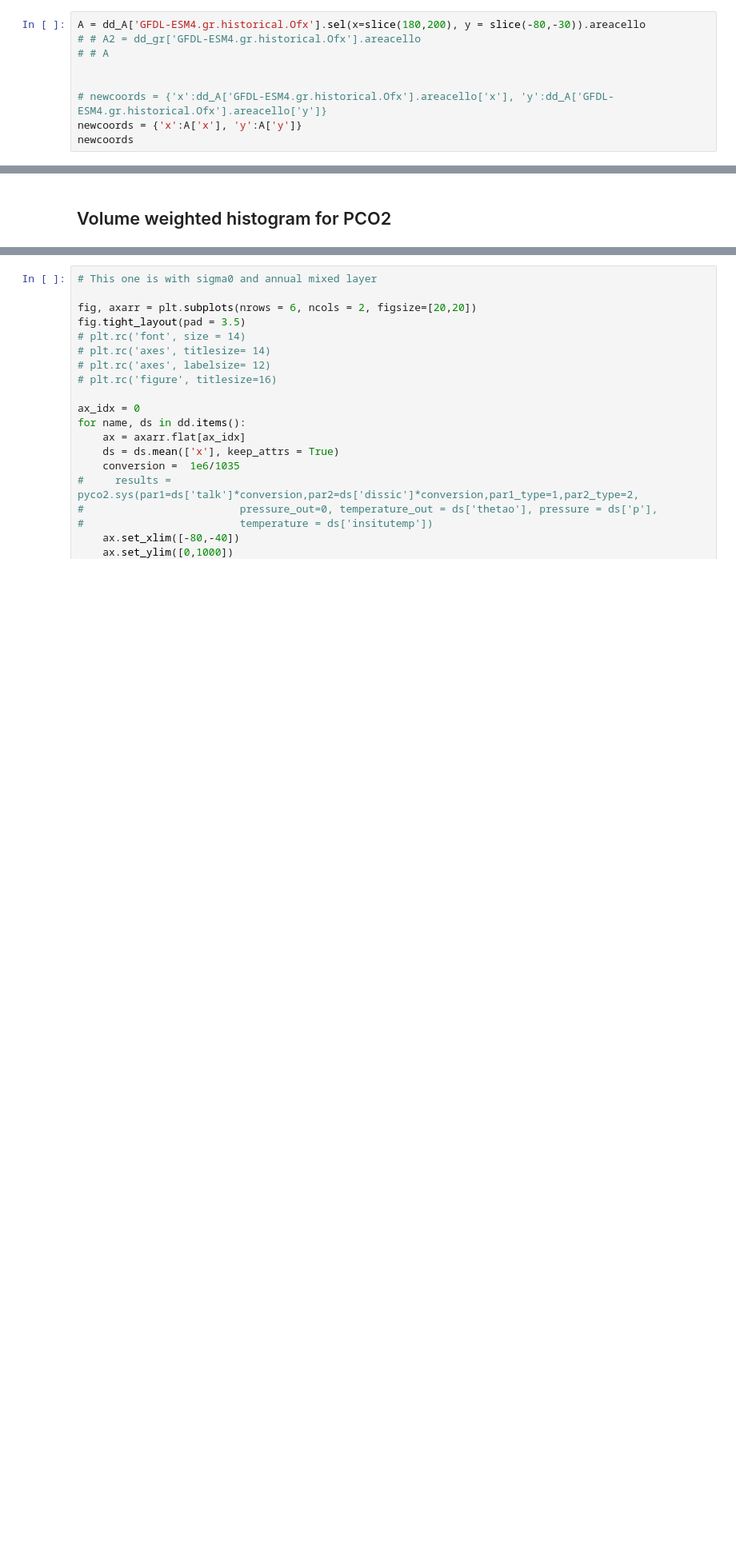
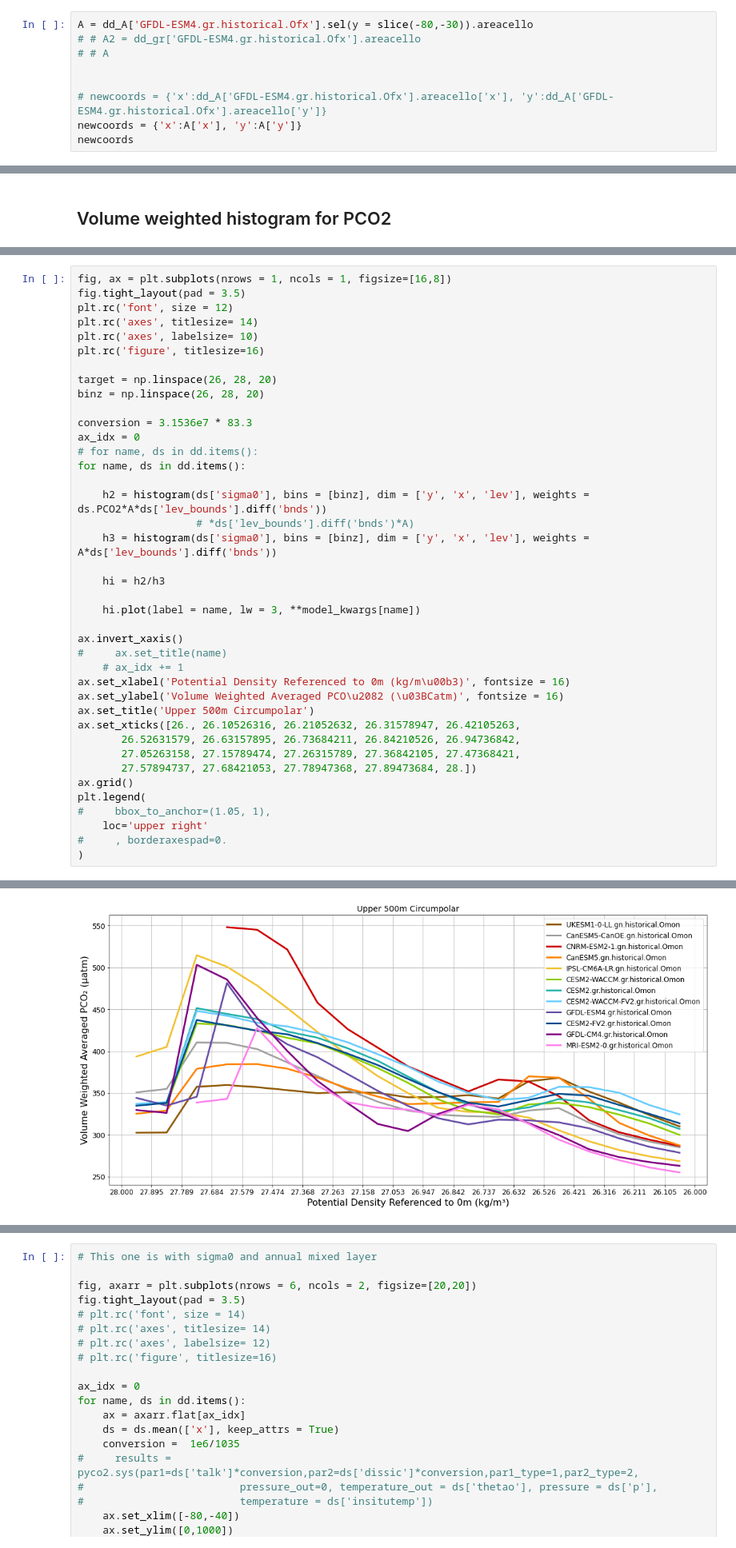
Before and after one commit to gmacgilchrist/seniorthesis, a Jupyter notebook: notebooks/500_PCO2_hist-Copy1.ipynb, the cells around one changed output, grey strips where cells are left out. Shown at 80% size. Cells and saved outputs as stored; diff of their text form; blank space fills up the shorter version.

```diff
--- a/notebooks/500_PCO2_hist-Copy1.ipynb
+++ b/notebooks/500_PCO2_hist-Copy1.ipynb
@@ -74,7 +74,7 @@ list(dd_A.keys())
 
 `A` is area over Pacific and southern ocean. They get `newcoords`
 # %%
-A = dd_A['GFDL-ESM4.gr.historical.Ofx'].sel(x=slice(180,200), y = slice(-80,-30)).areacello
+A = dd_A['GFDL-ESM4.gr.historical.Ofx'].sel(y = slice(-80,-30)).areacello
 # # A2 = dd_gr['GFDL-ESM4.gr.historical.Ofx'].areacello
 # # A
 
@@ -401,0 +402,41 @@ plt.legend(
+# %%
+fig, ax = plt.subplots(nrows = 1, ncols = 1, figsize=[16,8])
+fig.tight_layout(pad = 3.5)
+plt.rc('font', size = 12)
+plt.rc('axes', titlesize= 14)
+plt.rc('axes', labelsize= 10)
+plt.rc('figure', titlesize=16)
+
+target = np.linspace(26, 28, 20)
+binz = np.linspace(26, 28, 20)
+
+conversion = 3.1536e7 * 83.3
+ax_idx = 0
+# for name, ds in dd.items():
+for name, ds in dd.items():
+
+    h2 = histogram(ds['sigma0'], bins = [binz], dim = ['y', 'x', 'lev'], weights = ds.PCO2*A*ds['lev_bounds'].diff('bnds'))
+                   # *ds['lev_bounds'].diff('bnds')*A)
+    h3 = histogram(ds['sigma0'], bins = [binz], dim = ['y', 'x', 'lev'], weights = A*ds['lev_bounds'].diff('bnds'))
+
+    hi = h2/h3
+
+    hi.plot(label = name, lw = 3, **model_kwargs[name])
+
+ax.invert_xaxis()
+#     ax.set_title(name)
+    # ax_idx += 1
+ax.set_xlabel('Potential Density Referenced to 0m (kg/m\u00b3)', fontsize = 16)
+ax.set_ylabel('Volume Weighted Averaged PCO\u2082 (\u03BCatm)', fontsize = 16)
+ax.set_title('Upper 500m Circumpolar')
+ax.set_xticks([26., 26.10526316, 26.21052632, 26.31578947, 26.42105263,
+       26.52631579, 26.63157895, 26.73684211, 26.84210526, 26.94736842,
+       27.05263158, 27.15789474, 27.26315789, 27.36842105, 27.47368421,
+       27.57894737, 27.68421053, 27.78947368, 27.89473684, 28.])
+ax.grid()
+plt.legend(
+#     bbox_to_anchor=(1.05, 1),
+    loc='upper right'
+#     , borderaxespad=0.
+)
+# %% [output]
@@ -401,0 +444 @@ plt.legend(
+[figure, added]
```
Also changed, not shown: parts of 11 cells of this notebook.
